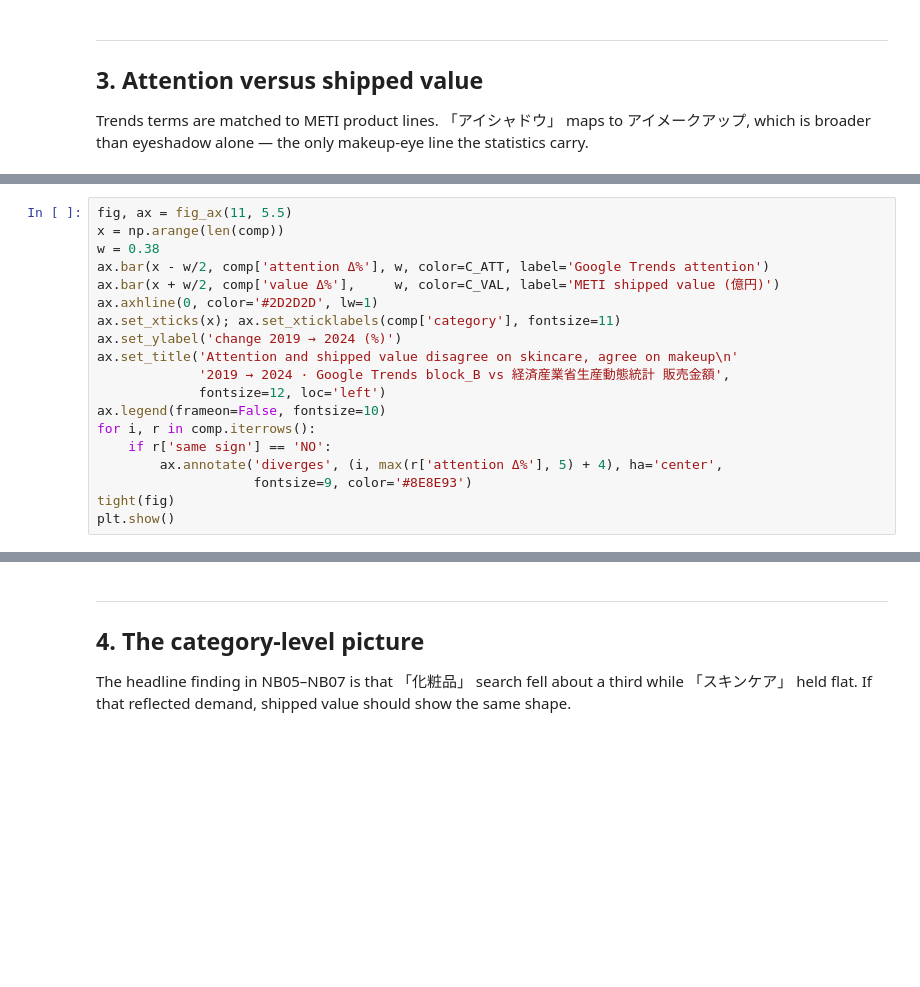
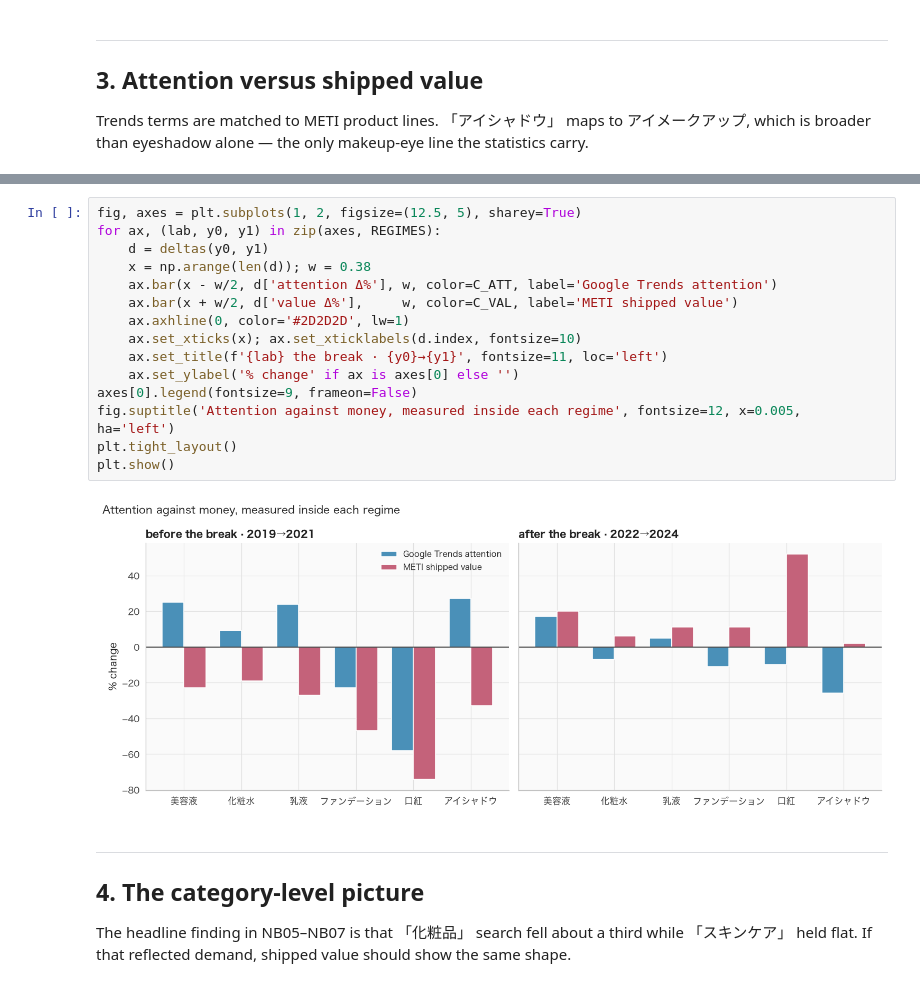
Before and after one commit to Stan-DS-Z/beauty-pulse, a Jupyter notebook: notebooks/NB04b_consumer_statistics.ipynb, the cells around one changed output, grey strips where cells are left out. Cells and saved outputs as stored; diff of their text form; blank space fills up the shorter version.

```diff
--- a/notebooks/NB04b_consumer_statistics.ipynb
+++ b/notebooks/NB04b_consumer_statistics.ipynb
@@ -215,19 +176,0 @@ by a wide margin. 美容液 is the sharpest case, +53% attention against −39%
-# %%
-fig, ax = fig_ax(11, 5.5)
-x = np.arange(len(comp))
-w = 0.38
-ax.bar(x - w/2, comp['attention Δ%'], w, color=C_ATT, label='Google Trends attention')
-ax.bar(x + w/2, comp['value Δ%'],     w, color=C_VAL, label='METI shipped value (億円)')
-ax.axhline(0, color='#2D2D2D', lw=1)
-ax.set_xticks(x); ax.set_xticklabels(comp['category'], fontsize=11)
-ax.set_ylabel('change 2019 → 2024 (%)')
-ax.set_title('Attention and shipped value disagree on skincare, agree on makeup\n'
-             '2019 → 2024 · Google Trends block_B vs 経済産業省生産動態統計 販売金額',
-             fontsize=12, loc='left')
-ax.legend(frameon=False, fontsize=10)
-for i, r in comp.iterrows():
-    if r['same sign'] == 'NO':
-        ax.annotate('diverges', (i, max(r['attention Δ%'], 5) + 4), ha='center',
-                    fontsize=9, color='#8E8E93')
-tight(fig)
-plt.show()
@@ -236,3 +242,20 @@ plt.show()
+# %%
+fig, axes = plt.subplots(1, 2, figsize=(12.5, 5), sharey=True)
+for ax, (lab, y0, y1) in zip(axes, REGIMES):
+    d = deltas(y0, y1)
+    x = np.arange(len(d)); w = 0.38
+    ax.bar(x - w/2, d['attention Δ%'], w, color=C_ATT, label='Google Trends attention')
+    ax.bar(x + w/2, d['value Δ%'],     w, color=C_VAL, label='METI shipped value')
+    ax.axhline(0, color='#2D2D2D', lw=1)
+    ax.set_xticks(x); ax.set_xticklabels(d.index, fontsize=10)
+    ax.set_title(f'{lab} the break · {y0}→{y1}', fontsize=11, loc='left')
+    ax.set_ylabel('% change' if ax is axes[0] else '')
+axes[0].legend(fontsize=9, frameon=False)
+fig.suptitle('Attention against money, measured inside each regime', fontsize=12, x=0.005, ha='left')
+plt.tight_layout()
+plt.show()
+# %% [output]
+[figure, added]
 # %% [markdown]
 ---
 ## 4. The category-level picture
```
Also changed, not shown: parts of 13 cells of this notebook, 2 other files.
